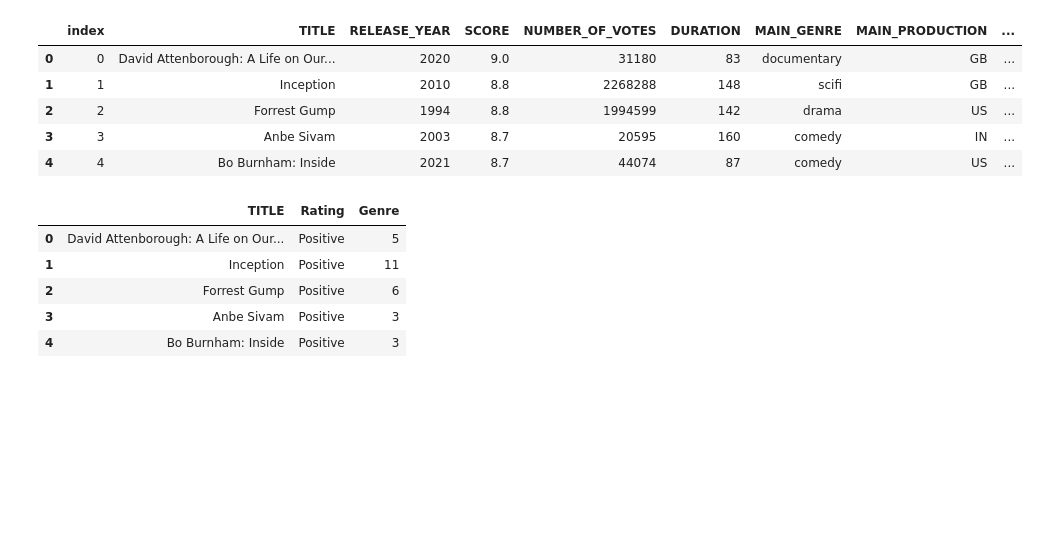
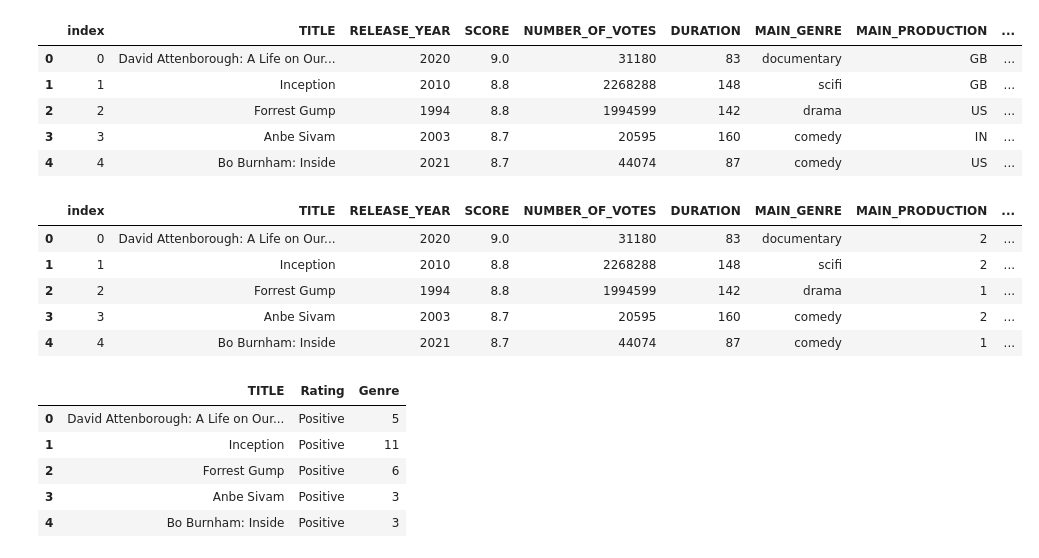
Before and after one commit to lesleejustice/data-science-, a Jupyter notebook: Final Project.ipynb, the cells around one changed output. Saved outputs shown, nothing was run; the diff lists cells and outputs as text; code cells hidden in the pictures; blank space fills up the shorter version.

```diff
--- a/Final Project.ipynb
+++ b/Final Project.ipynb
@@ -78,3 +88,12 @@ BestMovies.head(5)
+# %%
+BestMovies.head(5)
+# %% [output]
+|  | index | TITLE | RELEASE_YEAR | SCORE | NUMBER_OF_VOTES | DURATION | MAIN_GENRE | MAIN_PRODUCTION | ... |
+| 0 | 0 | David Attenborough: A Life on Our... | 2020 | 9.0 | 31180 | 83 | documentary | 2 | ... |
+| 1 | 1 | Inception | 2010 | 8.8 | 2268288 | 148 | scifi | 2 | ... |
+| 2 | 2 | Forrest Gump | 1994 | 8.8 | 1994599 | 142 | drama | 1 | ... |
+| 3 | 3 | Anbe Sivam | 2003 | 8.7 | 20595 | 160 | comedy | 2 | ... |
+| 4 | 4 | Bo Burnham: Inside | 2021 | 8.7 | 44074 | 87 | comedy | 1 | ... |
 # %%
 import matplotlib.mlab as mlab
 # %%
```
Also changed, not shown: parts of 20 cells of this notebook, 3 other files.
